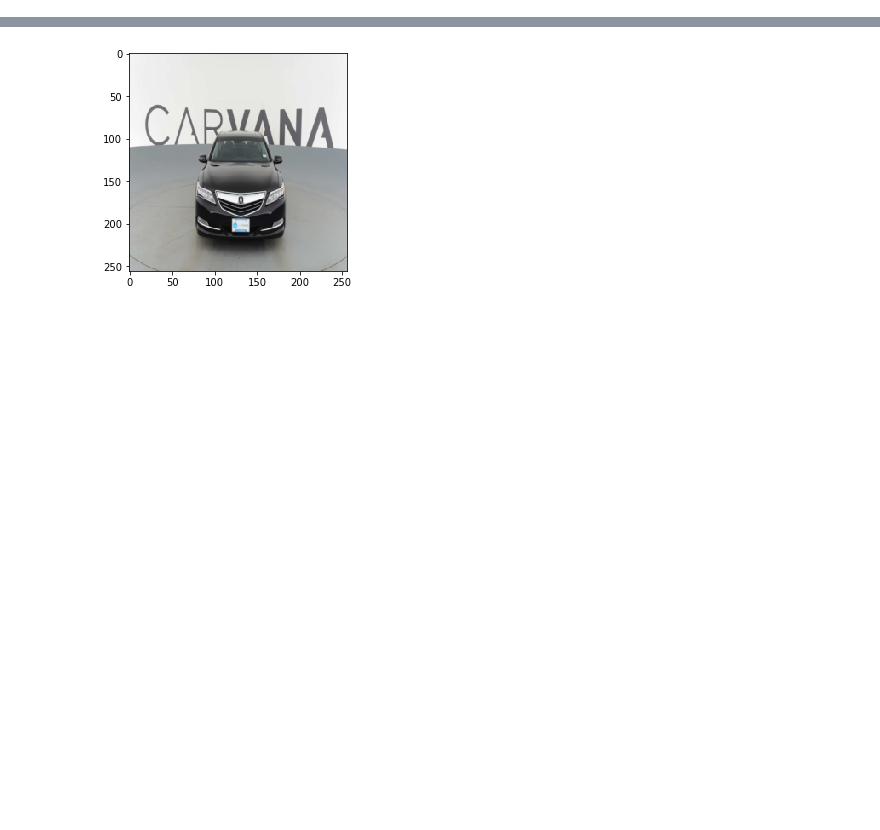
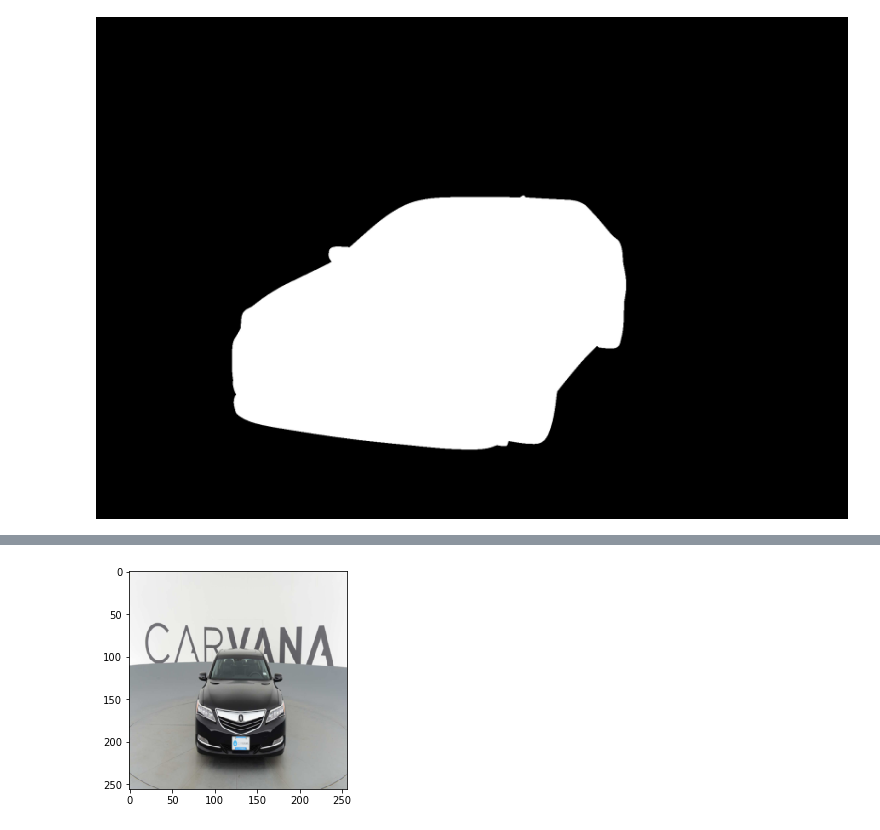
Before and after one commit to nyuxz/carvana_segmentation, a Jupyter notebook: exploration.ipynb, the cells around one changed output, grey strips where cells are left out. Saved outputs shown, nothing was run; the diff lists cells and outputs as text; code cells hidden in the pictures; blank space fills up the shorter version.

```diff
--- a/exploration.ipynb
+++ b/exploration.ipynb
@@ -21,0 +59,4 @@ In my case I previously splitted the training images and masks into a validation
+# %%
+target_1
+# %% [output]
+[figure, added]
```
Also changed, not shown: parts of 17 cells of this notebook.
